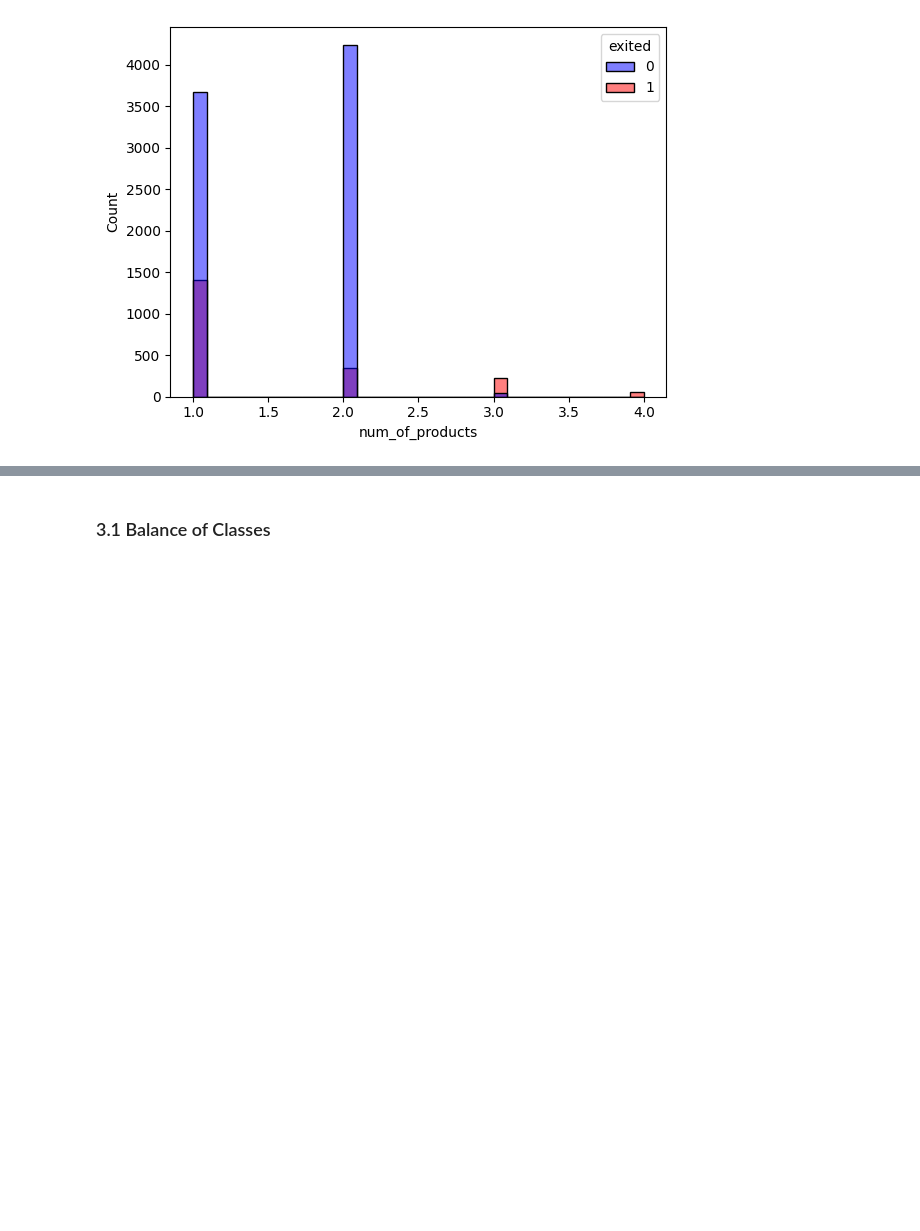
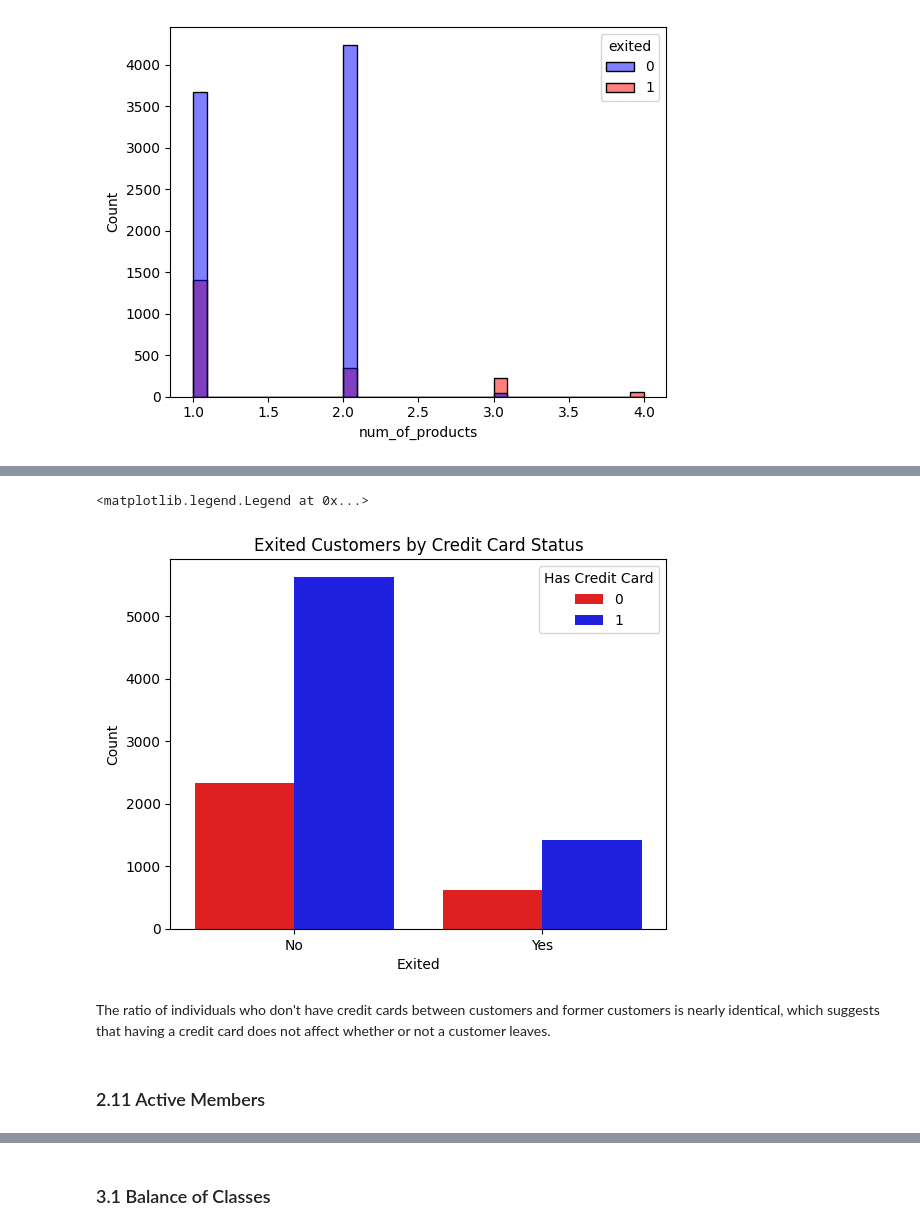
Before and after one commit to Vyncent-vdW/sprint_eight_supervised_learning, a Jupyter notebook: sprint_eight_supervised_learning_nb.ipynb, the cells around one changed output, grey strips where cells are left out. Cells and saved outputs as stored; diff of their text form; code cells hidden in the pictures; blank space fills up the shorter version.

Commit message:
Added EDA subsections for credit cards and customer activity.

```diff
--- a/sprint_eight_supervised_learning_nb.ipynb
+++ b/sprint_eight_supervised_learning_nb.ipynb
@@ -570,0 +592,21 @@ Overall, the only factors that seems to indicate if a customer leaves are age an
+# %%
+df_has_credit_card = df.groupby(['exited', 'has_credit_card']).size().reset_index(name='count')
+
+sns.barplot(data= df_has_credit_card,
+            x= 'exited',
+            y= 'count',
+            hue= 'has_credit_card',
+            palette= {1: 'blue', 0: 'red'})
+
+plt.title('Exited Customers by Credit Card Status')
+plt.xlabel('Exited')
+plt.ylabel('Count')
+plt.xticks(ticks= [0, 1], labels= ['No', 'Yes'])
+plt.legend(title='Has Credit Card')
+# %% [output]
+<matplotlib.legend.Legend at 0x...>
+[figure, added]
+# %% [markdown]
+The ratio of individuals who don't have credit cards between customers and former customers is nearly identical, which suggests that having a credit card does not affect whether or not a customer leaves.
+# %% [markdown]
+### 2.11 Active Members
```
Also changed, not shown: parts of 16 cells of this notebook.
